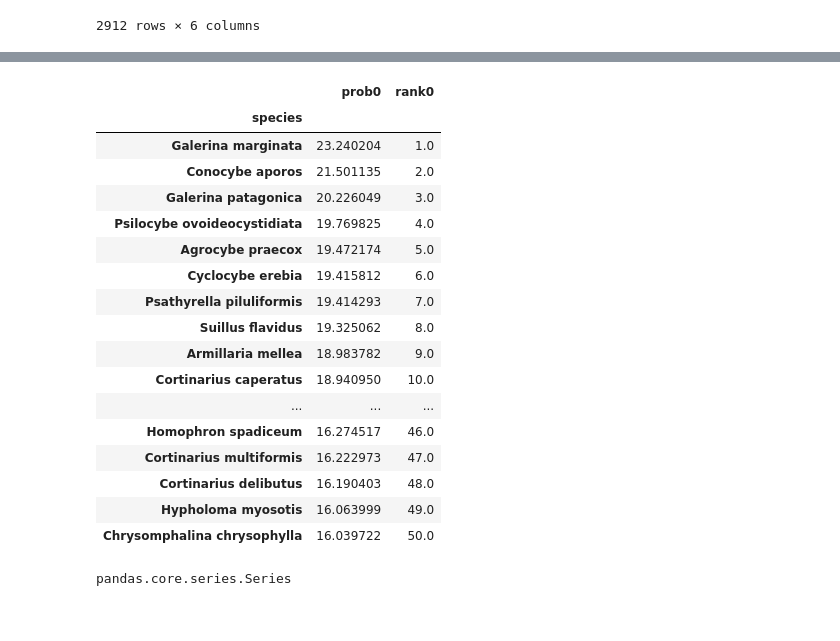
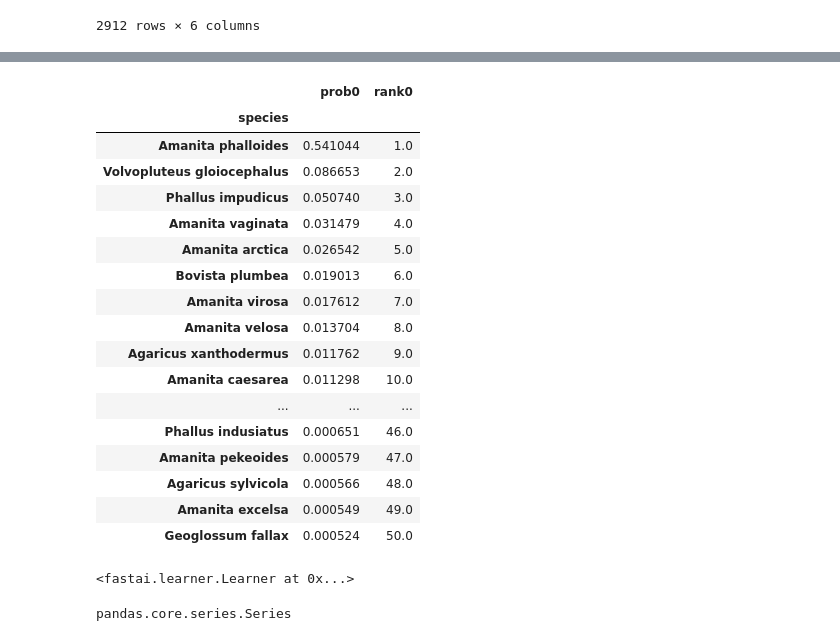
Before and after one commit to fungid-app/fungid-api, a Jupyter notebook: combined.ipynb, the cells around one changed output, grey strips where cells are left out. Cells and saved outputs as stored; diff of their text form; code cells hidden in the pictures.

Commit message:
Updated loading of model

```diff
--- a/combined.ipynb
+++ b/combined.ipynb
@@ -25,5 +74,5 @@ The autoreload extension is already loaded. To reload it, use:
 # %%
-img_learn = ic.ImageClassifier('models/v0.4/resnet101-f7-fp16-h1.0.pkl')
+img_learn = ic.ImageClassifier('models/v0.4/resnet101-f10-fp16-augs_9.pkl')
 # %%
 tab_learn = tm.TabModel('dbs/fungid.sqlite')
 loc_learn = LocationModel('dbs/fungid.sqlite')
@@ -212,30 +237,34 @@ df
 | Xylopsora friesii | -5.828537 | 858.0 | -15.459958 | 1976.0 | -15.459958 | 1141.0 |
 2912 rows × 6 columns
 # %%
-image = PILImage.create('/Users/weishuhn/Downloads/1920px-Galerina_marginata_Point_Reyes.jpg')
+image = PILImage.create('/Users/weishuhn/Downloads/29619110964_47ac61c8d7_h.jpg')
 # img_learn.resize(image)
 pred, _ = img_learn.get_predictions([image])
 compare([pred], [], 50)
 # %% [output]
 [interactive output not drawn]
 |  | prob0 | rank0 |
 | species |  |  |
-| Galerina marginata | 23.240204 | 1.0 |
-| Conocybe aporos | 21.501135 | 2.0 |
-| Galerina patagonica | 20.226049 | 3.0 |
-| Psilocybe ovoideocystidiata | 19.769825 | 4.0 |
-| Agrocybe praecox | 19.472174 | 5.0 |
-| Cyclocybe erebia | 19.415812 | 6.0 |
-| Psathyrella piluliformis | 19.414293 | 7.0 |
-| Suillus flavidus | 19.325062 | 8.0 |
-| Armillaria mellea | 18.983782 | 9.0 |
-| Cortinarius caperatus | 18.940950 | 10.0 |
+| Amanita phalloides | 0.541044 | 1.0 |
+| Volvopluteus gloiocephalus | 0.086653 | 2.0 |
+| Phallus impudicus | 0.050740 | 3.0 |
+| Amanita vaginata | 0.031479 | 4.0 |
+| Amanita arctica | 0.026542 | 5.0 |
+| Bovista plumbea | 0.019013 | 6.0 |
+| Amanita virosa | 0.017612 | 7.0 |
+| Amanita velosa | 0.013704 | 8.0 |
+| Agaricus xanthodermus | 0.011762 | 9.0 |
+| Amanita caesarea | 0.011298 | 10.0 |
 | ... | ... | ... |
-| Homophron spadiceum | 16.274517 | 46.0 |
-| Cortinarius multiformis | 16.222973 | 47.0 |
-| Cortinarius delibutus | 16.190403 | 48.0 |
-| Hypholoma myosotis | 16.063999 | 49.0 |
-| Chrysomphalina chrysophylla | 16.039722 | 50.0 |
+| Phallus indusiatus | 0.000651 | 46.0 |
+| Amanita pekeoides | 0.000579 | 47.0 |
+| Agaricus sylvicola | 0.000566 | 48.0 |
+| Amanita excelsa | 0.000549 | 49.0 |
+| Geoglossum fallax | 0.000524 | 50.0 |
+# %%
+img_learn.learner
+# %% [output]
+<fastai.learner.Learner at 0x...>
 # %%
 type(df.sum(axis=1))
 # %% [output]
```
Also changed, not shown: parts of 7 cells of this notebook.
